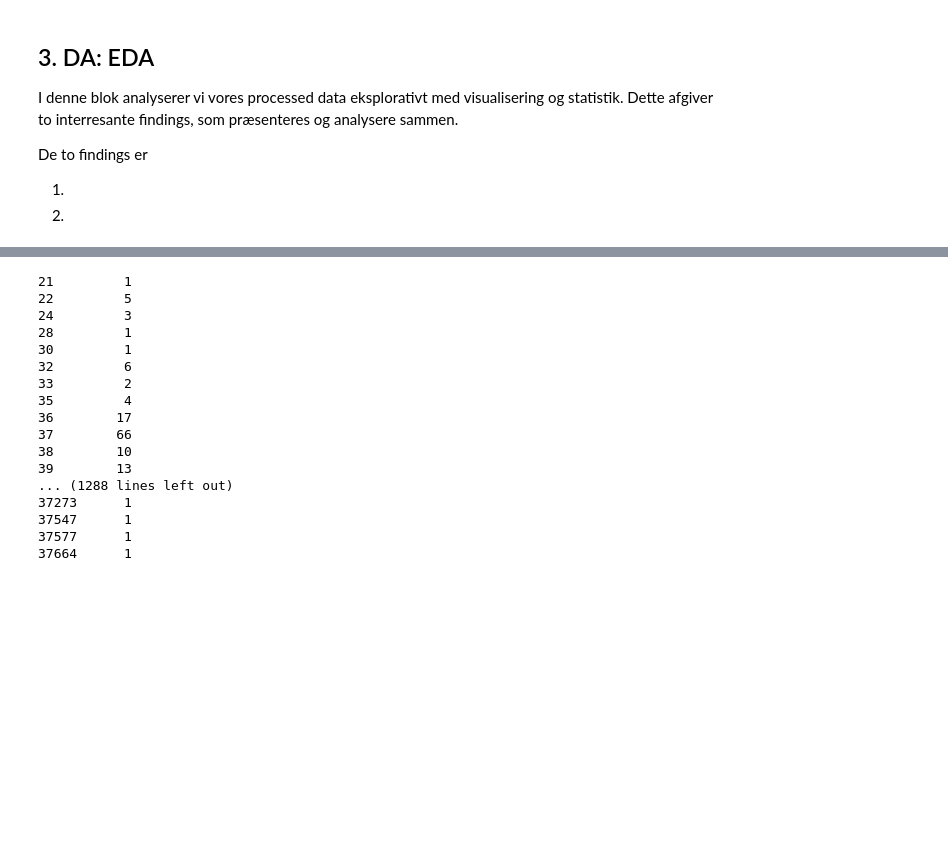
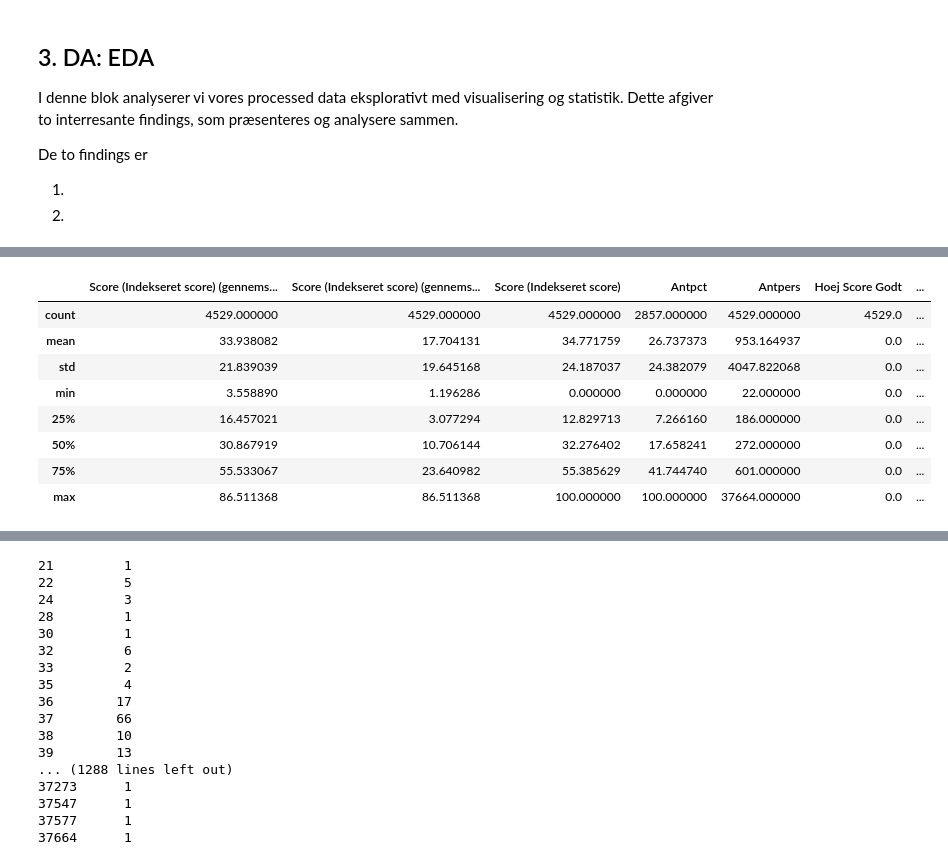
Before and after one commit to albertbanke/Case, a Jupyter notebook: analyse/analyse.ipynb, the cells around one changed output, grey strips where cells are left out. Cells and saved outputs as stored; diff of their text form; code cells hidden in the pictures; blank space fills up the shorter version.

```diff
--- a/analyse/analyse.ipynb
+++ b/analyse/analyse.ipynb
@@ -427 +445,15 @@ Text(0.5, 1.0, 'Distribution of Respondents per Survey Question')
+# %%
+# Vi starter med at udforske dataets statistikker, efter vores transformationer i DW.
+
+branche_data[branche_data['Hoej Score Godt'] == 0].describe()
+# %% [output]
+|  | Score (Indekseret score) (gennems... | Score (Indekseret score) (gennems... | Score (Indekseret score) | Antpct | Antpers | Hoej Score Godt | ... |
+| count | 4529.000000 | 4529.000000 | 4529.000000 | 2857.000000 | 4529.000000 | 4529.0 | ... |
+| mean | 33.938082 | 17.704131 | 34.771759 | 26.737373 | 953.164937 | 0.0 | ... |
+| std | 21.839039 | 19.645168 | 24.187037 | 24.382079 | 4047.822068 | 0.0 | ... |
+| min | 3.558890 | 1.196286 | 0.000000 | 0.000000 | 22.000000 | 0.0 | ... |
+| 25% | 16.457021 | 3.077294 | 12.829713 | 7.266160 | 186.000000 | 0.0 | ... |
+| 50% | 30.867919 | 10.706144 | 32.276402 | 17.658241 | 272.000000 | 0.0 | ... |
+| 75% | 55.533067 | 23.640982 | 55.385629 | 41.744740 | 601.000000 | 0.0 | ... |
+| max | 86.511368 | 86.511368 | 100.000000 | 100.000000 | 37664.000000 | 0.0 | ... |
 # %%
```
Also changed, not shown: parts of 6 cells of this notebook.
